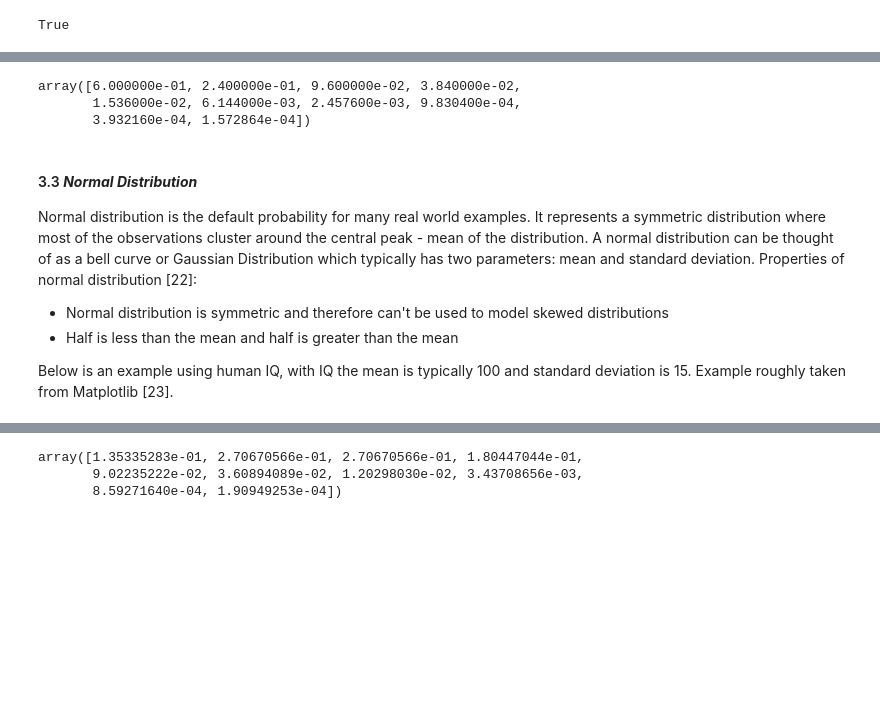
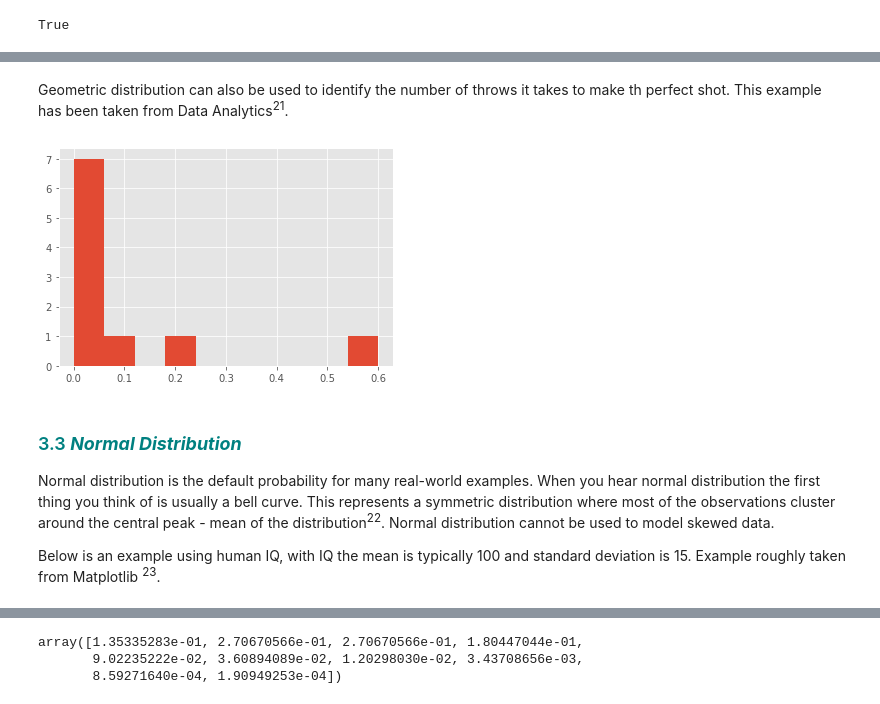
Before and after one commit to SaidhbhFoley/Assignment---Programming-for-Data-Analysis, a Jupyter notebook: numpy-random-Copy1.ipynb, the cells around one changed output, grey strips where cells are left out. Cells and saved outputs as stored; diff of their text form; code cells hidden in the pictures; blank space fills up the shorter version.

```diff
--- a/numpy-random-Copy1.ipynb
+++ b/numpy-random-Copy1.ipynb
@@ -433,30 +472,30 @@ Geometric distribution is a discrete probabilty distribution. It represents the
+# %% [markdown]
+Geometric distribution can also be used to identify the number of throws it takes to make th perfect shot. This example has been taken from Data Analytics<sup>21</sup>.
 # %%
 import numpy as np
 from scipy.stats import geom
 import matplotlib.pyplot as plt
 
 # Probability of perfect first throw is 0.6
 p = 0.6
 
 # The number of throws to make is 10
 X = [1,2,3,4,5,6,7,8,9,10]
 
 #Calculate geometric probability distribution
 geom_pd = geom.pmf(X,p)
 geom_pd
+
+plt.hist(geom_pd)
+plt.show()
 # %% [output]
-array([6.000000e-01, 2.400000e-01, 9.600000e-02, 3.840000e-02,
-       1.536000e-02, 6.144000e-03, 2.457600e-03, 9.830400e-04,
-       3.932160e-04, 1.572864e-04])
+[figure, added]
 # %% [markdown]
-#### 3.3 ***Normal Distribution***
+### <span style='color:teal '> 3.3 ***Normal Distribution*** <span>
 
-Normal distribution is the default probability for many real world examples. It represents a symmetric distribution where most of the observations cluster around the central peak - mean  of the distribution. A normal distribution can be thought of as a bell curve or Gaussian Distribution which typically has two parameters: mean and standard deviation. Properties of normal distribution [22]:
+Normal distribution is the default probability for many real-world examples. When you hear normal distribution the first thing you think of is usually a bell curve. This represents a symmetric distribution where most of the observations cluster around the central peak - mean of the distribution<sup>22</sup>. Normal distribution cannot be used to model skewed data.
 
-- Normal distribution is symmetric and therefore can't be used to model skewed distributions
-- Half is less than the mean and half is greater than the mean
-
-Below is an example using human IQ, with IQ the mean is typically 100 and standard deviation is 15. Example roughly taken from Matplotlib [23].
+Below is an example using human IQ, with IQ the mean is typically 100 and standard deviation is 15. Example roughly taken from Matplotlib <sup>23</sup>.
 # %%
 import numpy as np
 import matplotlib.pyplot as plt
```
Also changed, not shown: parts of 58 cells of this notebook.
